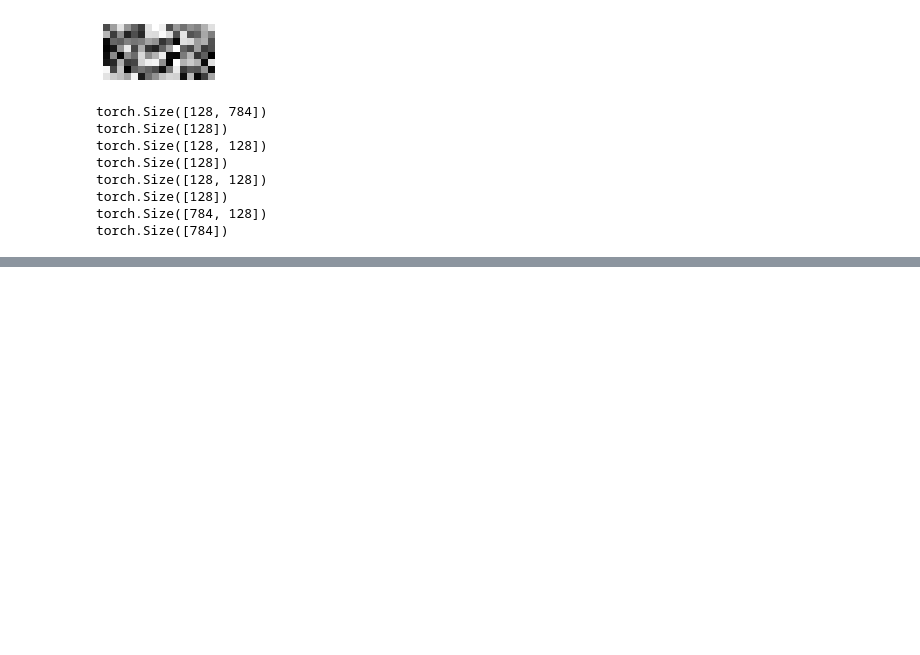
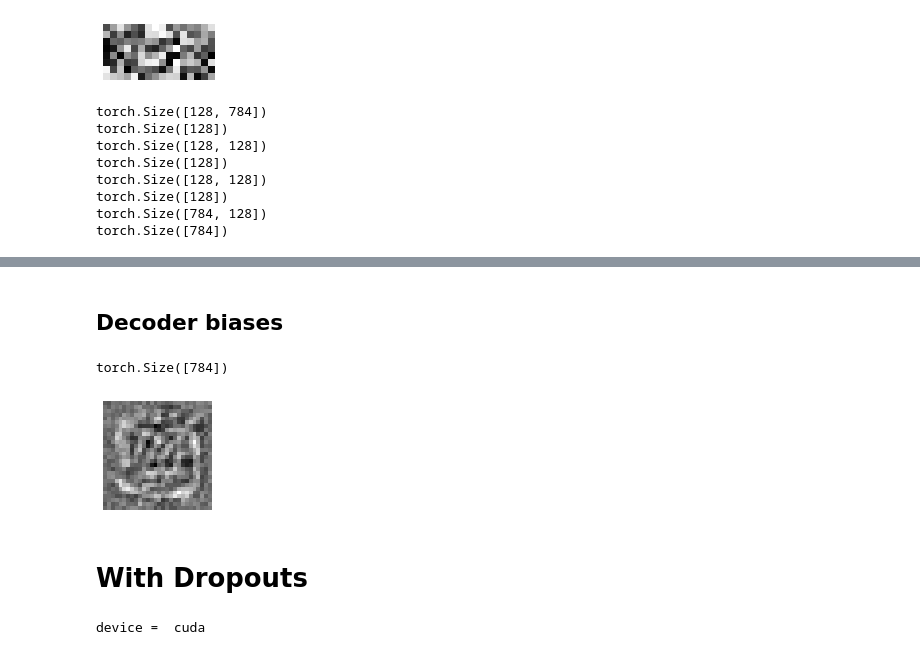
Before and after one commit to Jimut123/rkmveri-labs, a Jupyter notebook: AdvancedML/Pytorch_Autoencoder.ipynb, the cells around one changed output, grey strips where cells are left out. Cells and saved outputs as stored; diff of their text form; code cells hidden in the pictures; blank space fills up the shorter version.

```diff
--- a/AdvancedML/Pytorch_Autoencoder.ipynb
+++ b/AdvancedML/Pytorch_Autoencoder.ipynb
@@ -401,0 +395,23 @@ torch.Size([784])
+# %%
+total_img = 784
+num_pr = 28 # number per row
+
+counter = 1
+plt.figure(figsize=(64*2,32*2))
+plt.axis('off')
+
+k = 0
+for item in model.parameters():
+  if k <= 5:
+    k += 1
+    continue
+  print(item.shape)
+  for item_1 in item:
+    #print("shape = ",item_1.shape)
+    img_weights = torch.reshape(item_1, (8, 16))
+    plt.subplot(num_pr, num_pr, counter)
+    plt.axis('off')
+    plt.imshow(img_weights.detach().numpy(),cmap="gray")
+    counter += 1
+  plt.show()
+  break
@@ -401,0 +421,21 @@ torch.Size([784])
+# %% [markdown]
+## Decoder biases
+# %%
+
+counter = 1
+plt.figure(figsize=(2,2))
+plt.axis('off')
+k = 0
+for item in model.parameters():
+  if k <= 6:
+    k += 1
+    continue
+  print(item.shape)
+  img_weights = torch.reshape(item, (28, 28))
+  plt.axis('off')
+  plt.imshow(img_weights.detach().numpy(),cmap="gray")
+
+  break
+# %% [output]
+torch.Size([784])
+[figure, added]
@@ -401,0 +444,2 @@ torch.Size([784])
+# %% [markdown]
+# With Dropouts
@@ -401,0 +477,17 @@ torch.Size([784])
+# %%
+#  use gpu if available
+device = torch.device("cuda" if torch.cuda.is_available() else "cpu")
+print("device = ",device)
+
+# create a model from `AE` autoencoder class
+# load it to the specified device, either gpu or cpu
+model = AEDropouts(input_shape=784)
+
+# create an optimizer object
+# Adam optimizer with learning rate 1e-3
+optimizer = optim.Adam(model.parameters(), lr=learning_rate)
+
+# mean-squared error loss
+criterion = nn.MSELoss()
+# %% [output]
+device =  cuda
```
Also changed, not shown: parts of 32 cells of this notebook, 7 other files.
